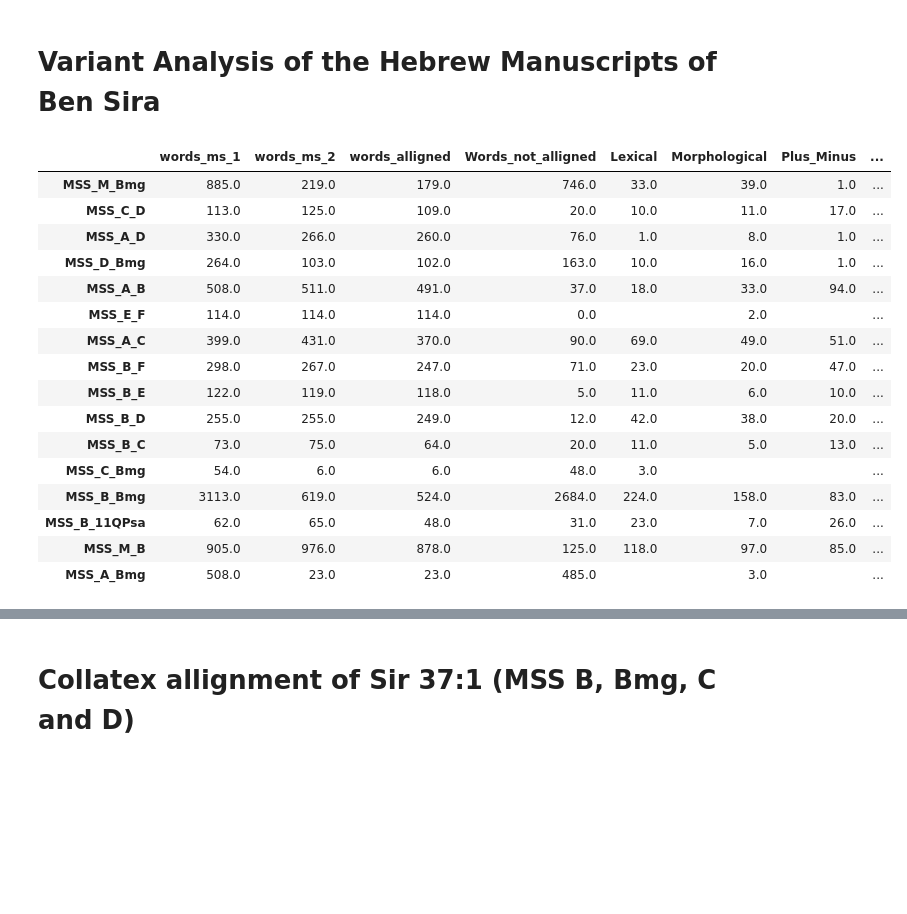
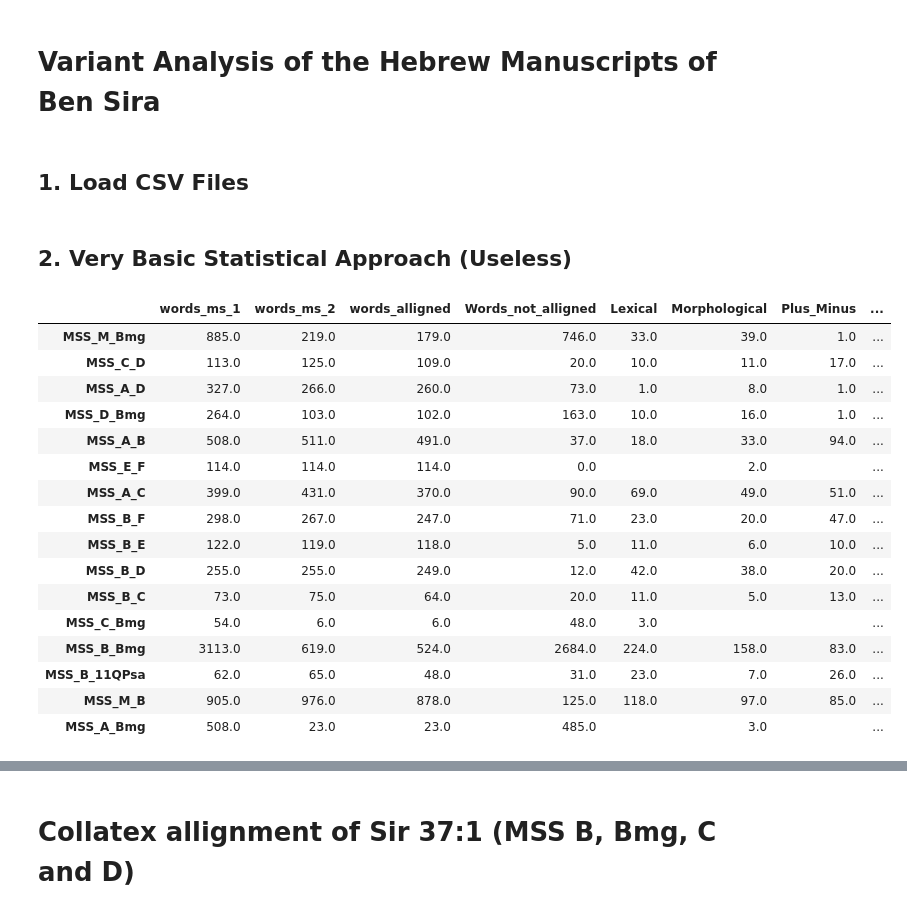
Before and after one commit to metz-theolab/Variant_Analysis_of_Ben_Sira_Hebrew_Manuscripts, a Jupyter notebook: Variant_Analysis.ipynb, the cells around one changed output, grey strips where cells are left out. Cells and saved outputs as stored; diff of their text form; code cells hidden in the pictures; blank space fills up the shorter version.

```diff
--- a/Variant_Analysis.ipynb
+++ b/Variant_Analysis.ipynb
@@ -13 +17,3 @@ ratio_var = {}
+# %% [markdown]
+## 1. Load CSV Files
 # %%
@@ -31,36 +54,47 @@ def load_csv_files(directory):
 # %%
 directory = './data'  # Path to the directory where the CSVs are stored
 dataframes = load_csv_files(directory)
+# %% [markdown]
+## 2. Very Basic Statistical Approach (Useless)
 # %%
-"""
-Words count
-"""
-# Loop on each data frame in each csv
-for filename, df in dataframes.items():
+def count_words(dataframes: dict[str, pd.DataFrame]) -> None:
+    """
+    Count the number of words
 
-    # select the name of columns "MS_" but excluding marginal notes "_mg"
-    ms_columns = [col for col in df.columns if "MS_" in col and "_mg" not in col]
+    Arg:
+    dataframes(dict) = the dataframes of the collation
 
-    words_count[filename] = {}
-    words_count[filename]["words_ms_1"] = df[ms_columns[0]].notna().sum() #Number of words in col 1
-    words_count[filename]["words_ms_2"] = df[ms_columns[1]].notna().sum() #Number of words in col 2
-    words_count[filename]["words_alligned"] = df[df[ms_columns[0]].notna() & df[ms_columns[1]].notna()].shape[0] #number of aligned words
-    words_count[filename]["Words_not_alligned"] = df[(df[ms_columns[1]].notna() & df[ms_columns[0]].isna()) | (df[ms_columns[0]].notna() & df[ms_columns[1]].isna())].shape[0] #number of words not aligned
+    Return:
+
+    """
+    # Loop on each data frame in each csv
+    for filename, df in dataframes.items():
+
+        # select the name of columns "MS_" but excluding marginal notes "_mg"
+        ms_columns = [col for col in df.columns if "MS_" in col and "_mg" not in col]
+
+        words_count[filename] = {}
+        words_count[filename]["words_ms_1"] = df[ms_columns[0]].notna().sum() #Number of words in col 1
+        words_count[filename]["words_ms_2"] = df[ms_columns[1]].notna().sum() #Number of words in col 2
+        words_count[filename]["words_alligned"] = df[df[ms_columns[0]].notna() & df[ms_columns[1]].notna()].shape[0] #number of aligned words
+        words_count[filename]["Words_not_alligned"] = df[(df[ms_columns[1]].notna() & df[ms_columns[0]].isna()) | (df[ms_columns[0]].notna() & df[ms_columns[1]].isna())].shape[0] #number of words not aligned
 
 
 
-    variants = df.groupby('Categories').size().to_dict() # Create a dictionary of the number of item in each category
+        variants = df.groupby('Categories').size().to_dict() # Create a dictionary of the number of item in each category
 
-    #Calculate the percentage of each category in relation to the number of aligned and non-aligned words
-    for variant in variants:
-        words_count[filename][variant] = variants[variant]# * 100 / (words_count[filename]["words_alligned"] + words_count[filename]["Words_not_alligned"])
+        #Calculate the percentage of each category in relation to the number of aligned and non-aligned words
+        for variant in variants:
+            words_count[filename][variant] = variants[variant]# * 100 / (words_count[filename]["words_alligned"] + words_count[filename]["Words_not_alligned"])
 
-pd.DataFrame.from_dict(words_count).round(1).T.fillna("")
+    display(pd.DataFrame.from_dict(words_count).round(1).T.fillna(""))
+
+count_words(dataframes)
 # %% [output]
 |  | words_ms_1 | words_ms_2 | words_alligned | Words_not_alligned | Lexical | Morphological | Plus_Minus | ... |
 | MSS_M_Bmg | 885.0 | 219.0 | 179.0 | 746.0 | 33.0 | 39.0 | 1.0 | ... |
 | MSS_C_D | 113.0 | 125.0 | 109.0 | 20.0 | 10.0 | 11.0 | 17.0 | ... |
-| MSS_A_D | 330.0 | 266.0 | 260.0 | 76.0 | 1.0 | 8.0 | 1.0 | ... |
+| MSS_A_D | 327.0 | 266.0 | 260.0 | 73.0 | 1.0 | 8.0 | 1.0 | ... |
 | MSS_D_Bmg | 264.0 | 103.0 | 102.0 | 163.0 | 10.0 | 16.0 | 1.0 | ... |
 | MSS_A_B | 508.0 | 511.0 | 491.0 | 37.0 | 18.0 | 33.0 | 94.0 | ... |
 | MSS_E_F | 114.0 | 114.0 | 114.0 | 0.0 |  | 2.0 |  | ... |
```
Also changed, not shown: parts of 25 cells of this notebook, 4 other files.
